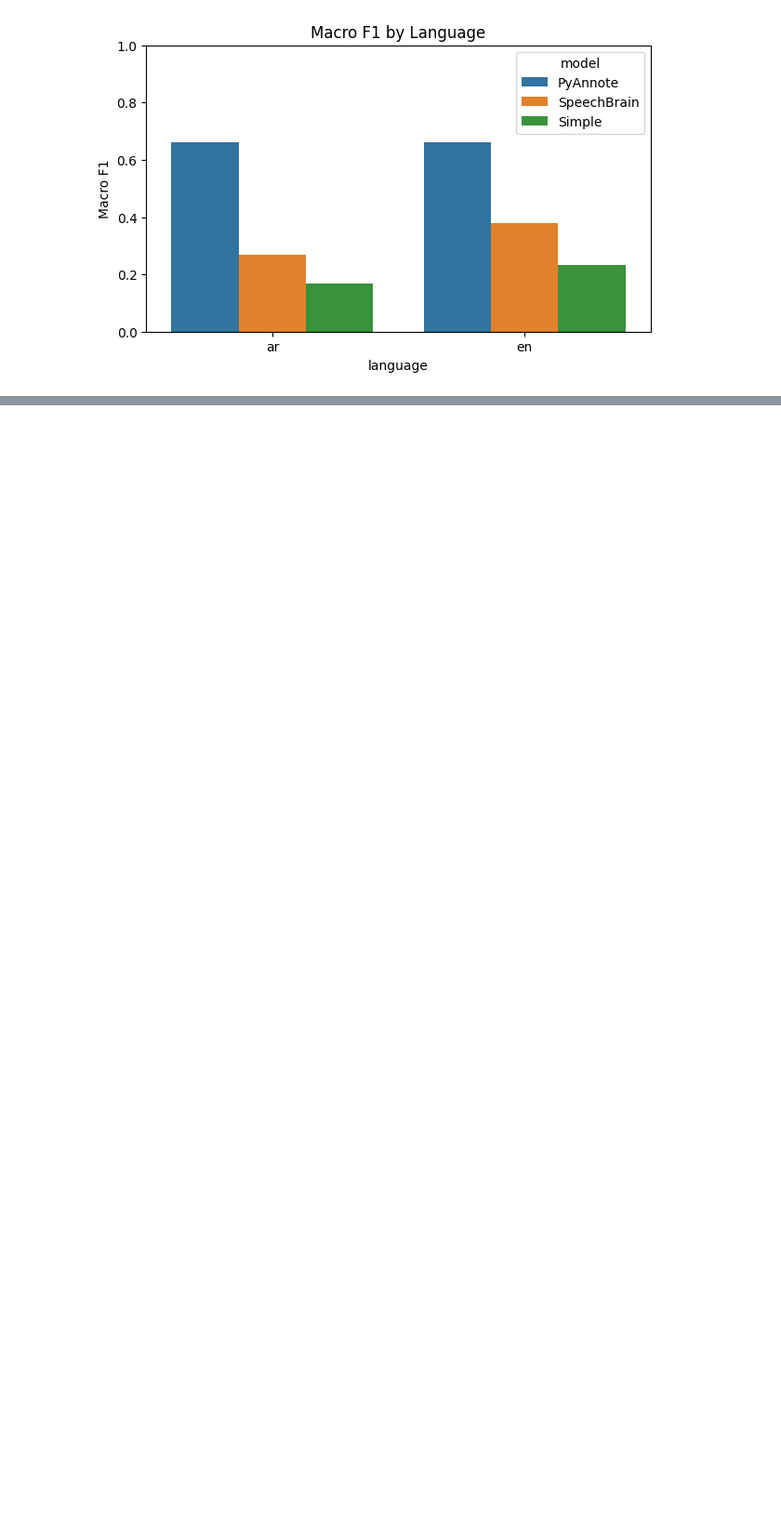
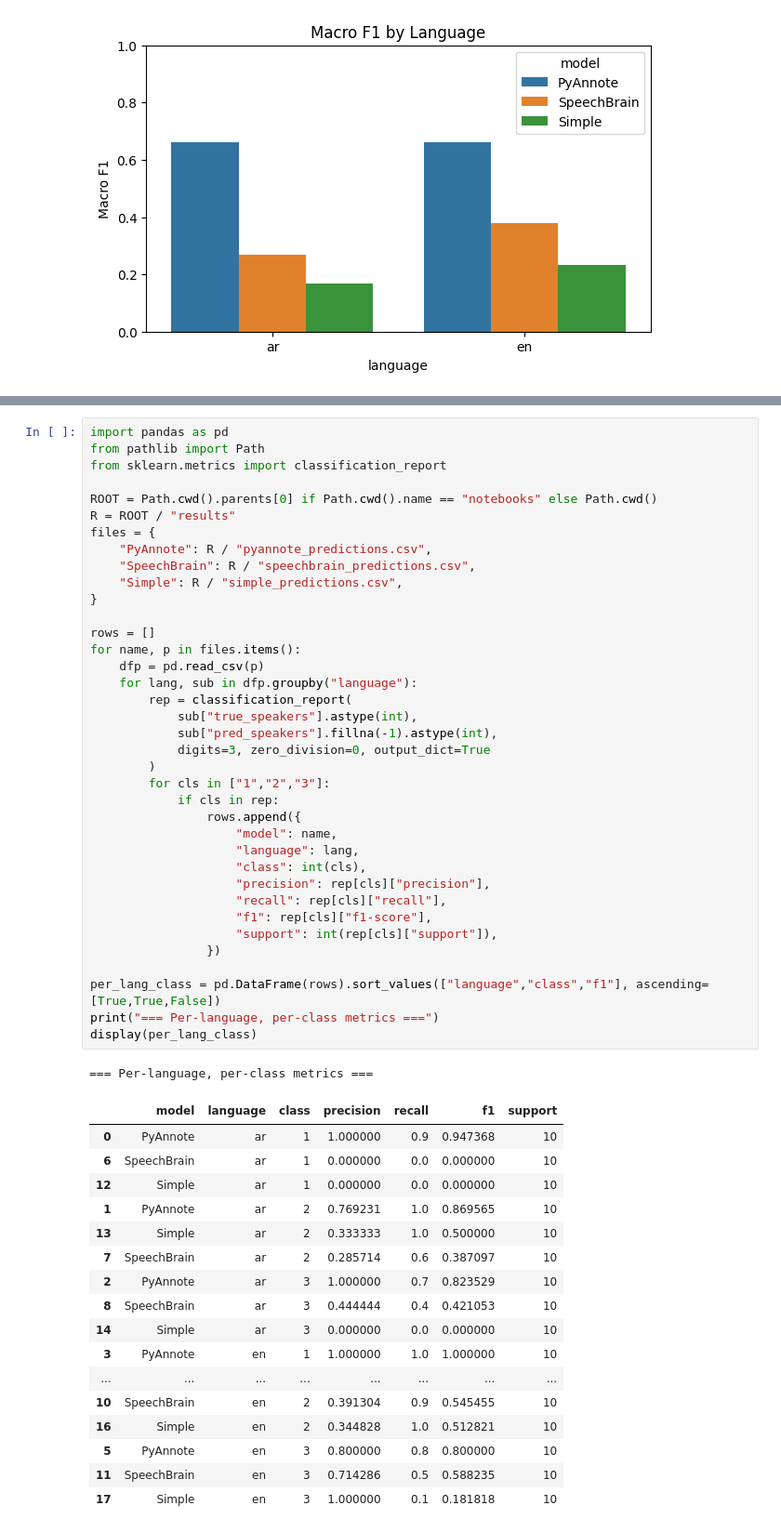
Before and after one commit to SaudNJMH/Audio-AI, a Jupyter notebook: notebooks/04_benchmark.ipynb, the cells around one changed output, grey strips where cells are left out. Shown at 93% size. Cells and saved outputs as stored; diff of their text form; blank space fills up the shorter version.

```diff
--- a/notebooks/04_benchmark.ipynb
+++ b/notebooks/04_benchmark.ipynb
@@ -127,0 +246,56 @@ plt.ylim(0,1); plt.ylabel("Macro F1"); plt.title("Macro F1 by Language"); plt.sh
+# %%
+import pandas as pd
+from pathlib import Path
+from sklearn.metrics import classification_report
+
+ROOT = Path.cwd().parents[0] if Path.cwd().name == "notebooks" else Path.cwd()
+R = ROOT / "results"
+files = {
+    "PyAnnote": R / "pyannote_predictions.csv",
+    "SpeechBrain": R / "speechbrain_predictions.csv",
+    "Simple": R / "simple_predictions.csv",
+}
+
+rows = []
+for name, p in files.items():
+    dfp = pd.read_csv(p)
+    for lang, sub in dfp.groupby("language"):
+        rep = classification_report(
+            sub["true_speakers"].astype(int),
+            sub["pred_speakers"].fillna(-1).astype(int),
+            digits=3, zero_division=0, output_dict=True
+        )
+        for cls in ["1","2","3"]:
+            if cls in rep:
+                rows.append({
+                    "model": name,
+                    "language": lang,
+                    "class": int(cls),
+                    "precision": rep[cls]["precision"],
+                    "recall": rep[cls]["recall"],
+                    "f1": rep[cls]["f1-score"],
+                    "support": int(rep[cls]["support"]),
+                })
+
+per_lang_class = pd.DataFrame(rows).sort_values(["language","class","f1"], ascending=[True,True,False])
+print("=== Per-language, per-class metrics ===")
+display(per_lang_class)
+# %% [output]
+=== Per-language, per-class metrics ===
+|  | model | language | class | precision | recall | f1 | support |
+| 0 | PyAnnote | ar | 1 | 1.000000 | 0.9 | 0.947368 | 10 |
+| 6 | SpeechBrain | ar | 1 | 0.000000 | 0.0 | 0.000000 | 10 |
+| 12 | Simple | ar | 1 | 0.000000 | 0.0 | 0.000000 | 10 |
+| 1 | PyAnnote | ar | 2 | 0.769231 | 1.0 | 0.869565 | 10 |
+| 13 | Simple | ar | 2 | 0.333333 | 1.0 | 0.500000 | 10 |
+| 7 | SpeechBrain | ar | 2 | 0.285714 | 0.6 | 0.387097 | 10 |
+| 2 | PyAnnote | ar | 3 | 1.000000 | 0.7 | 0.823529 | 10 |
+| 8 | SpeechBrain | ar | 3 | 0.444444 | 0.4 | 0.421053 | 10 |
+| 14 | Simple | ar | 3 | 0.000000 | 0.0 | 0.000000 | 10 |
+| 3 | PyAnnote | en | 1 | 1.000000 | 1.0 | 1.000000 | 10 |
+| ... | ... | ... | ... | ... | ... | ... | ... |
+| 10 | SpeechBrain | en | 2 | 0.391304 | 0.9 | 0.545455 | 10 |
+| 16 | Simple | en | 2 | 0.344828 | 1.0 | 0.512821 | 10 |
+| 5 | PyAnnote | en | 3 | 0.800000 | 0.8 | 0.800000 | 10 |
+| 11 | SpeechBrain | en | 3 | 0.714286 | 0.5 | 0.588235 | 10 |
+| 17 | Simple | en | 3 | 1.000000 | 0.1 | 0.181818 | 10 |
```
Also changed, not shown: parts of 11 cells of this notebook.
